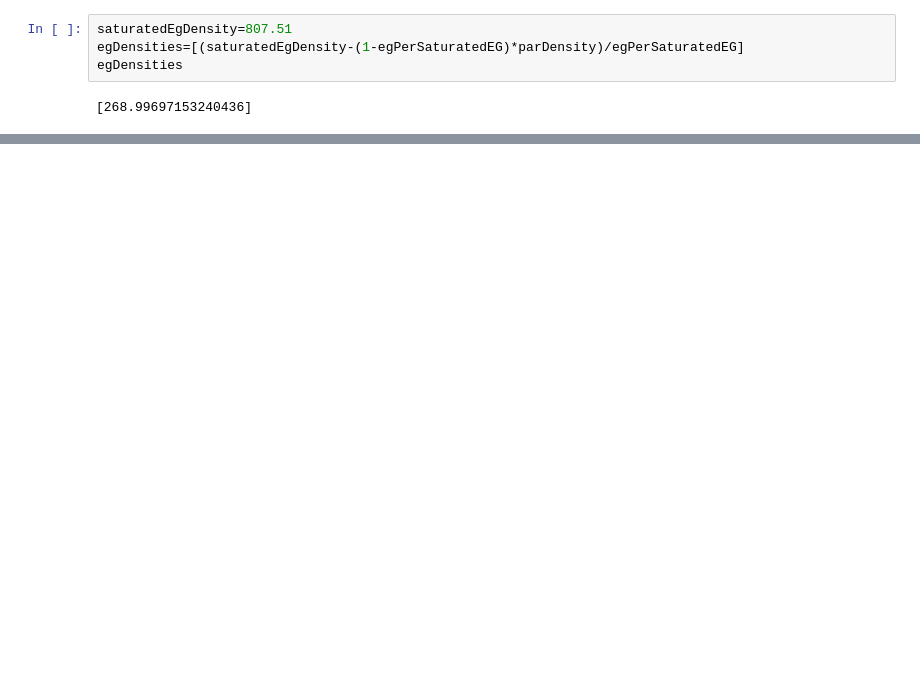
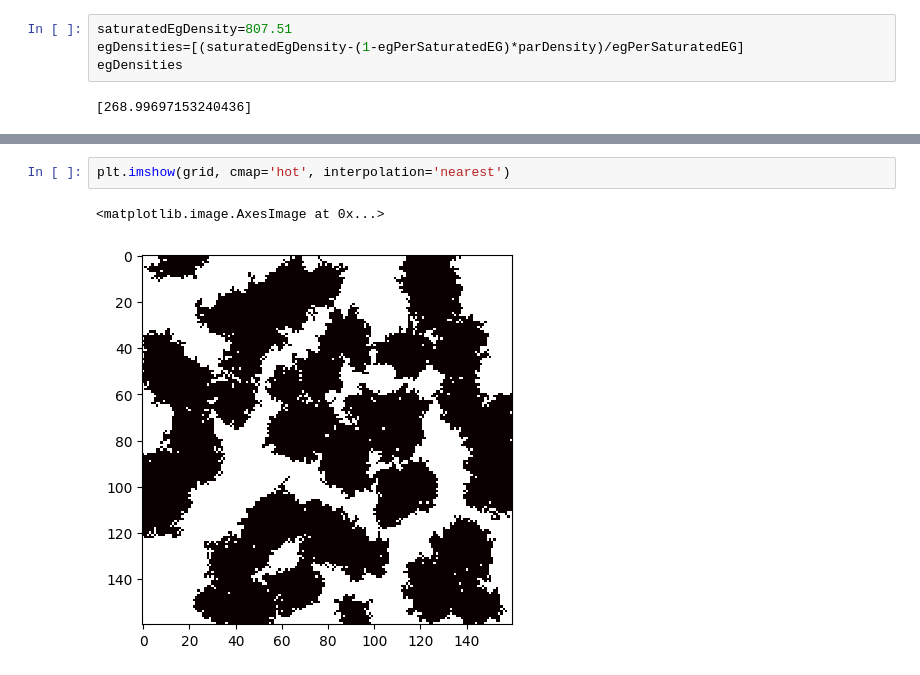
Before and after one commit to AadiDev005/Paraffin-EG-Model, a Jupyter notebook: dataset_generator.ipynb, the cells around one changed output, grey strips where cells are left out. Cells and saved outputs as stored; diff of their text form; blank space fills up the shorter version.

```diff
--- a/dataset_generator.ipynb
+++ b/dataset_generator.ipynb
@@ -289,0 +415,5 @@ torch.Size([160, 160])
+# %%
+plt.imshow(grid, cmap='hot', interpolation='nearest')
+# %% [output]
+<matplotlib.image.AxesImage at 0x...>
+[figure, added]
```
Also changed, not shown: parts of 11 cells of this notebook.
